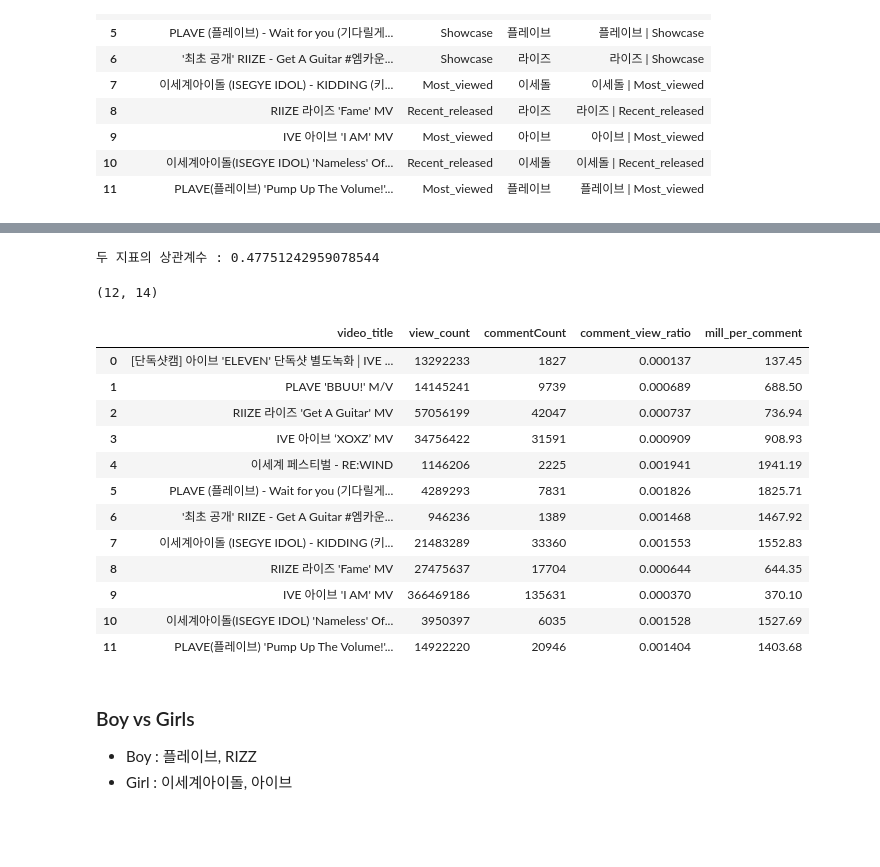
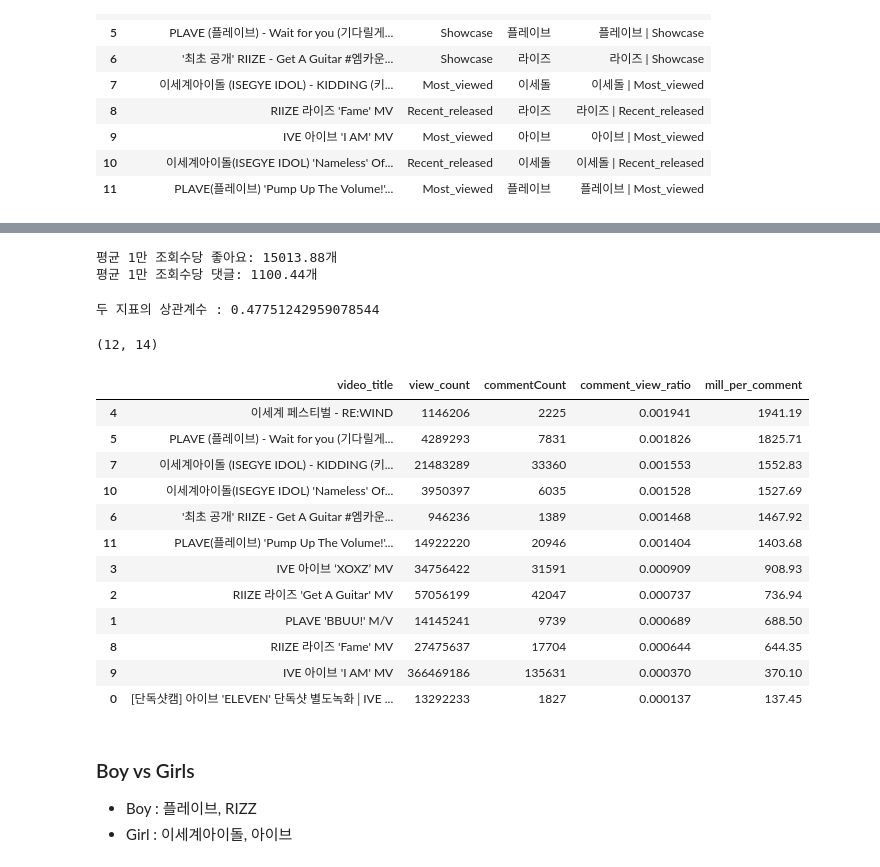
Before and after one commit to PotenUP3-DA-Team4/DA_AI_Jobs, a Jupyter notebook: pandapear557/02_EDA.ipynb, the cells around one changed output, grey strips where cells are left out. Drawn from its saved outputs; the diff is of its cells as text; code cells hidden in the pictures; blank space fills up the shorter version.

```diff
--- a/pandapear557/02_EDA.ipynb
+++ b/pandapear557/02_EDA.ipynb
@@ -127,6 +137,26 @@ inst2
 | 10 | 이세계아이돌(ISEGYE IDOL) 'Nameless' Of... | 3950397 | 35230 | 6035 | 2025-11-06T09:00:02Z | Recent_released | 이세돌 | 이세돌 | Recent_released | ... |
 | 1 | PLAVE 'BBUU!' M/V | 14145241 | 102910 | 9739 | 2025-11-10T09:00:07Z | Recent_released | 플레이브 | 플레이브 | Recent_released | ... |
 | 8 | RIIZE 라이즈 'Fame' MV | 27475637 | 178575 | 17704 | 2025-11-24T09:00:03Z | Recent_released | 라이즈 | 라이즈 | Recent_released | ... |
+# %%
+# 1. '1만 조회수' 단위 변수 생성
+# 분모가 0인 경우를 대비해 fillna나 조치를 취할 수 있습니다.
+view_per_10k = inst1['view_count'] / 1000_000
+
+# 2. 1만 회당 좋아요 수 (Likes per 10k views)
+inst2['likes_per_10k'] = inst2['like_count'] / view_per_10k
+
+# 3. 1만 회당 댓글 수 (Comments per 10k views)
+inst2['comments_per_10k'] = inst2['commentCount'] / view_per_10k
+
+# 4. 전체 데이터의 평균 전환율 확인 (소수점 2자리)
+avg_likes_per_10k = inst2['likes_per_10k'].mean().round(2)
+avg_comments_per_10k = inst2['comments_per_10k'].mean().round(2)
+
+print(f"평균 1만 조회수당 좋아요: {avg_likes_per_10k}개")
+print(f"평균 1만 조회수당 댓글: {avg_comments_per_10k}개")
+# %% [output]
+평균 1만 조회수당 좋아요: 15013.88개
+평균 1만 조회수당 댓글: 1100.44개
 # %%
 # Visualization : 팬 인게이지먼트 시각화 (조회수 대비 댓글 순) (좋댓구알)
 
@@ -152,27 +182,27 @@ inst2.plot.bar(x='hg', y='comment_view_ratio', color = 'header',
 # %%
 # 변수 생성
 # meta_df['like_view_ratio'] = meta_df['like_count'] / meta_df['view_count']
 
 meta_df['comment_view_ratio'] = meta_df['commentCount'] / meta_df['view_count']
 
 meta_df['mill_per_comment'] = (meta_df['commentCount'] / (meta_df['view_count'] / 1000000)).round(2)
 print(meta_df.shape)
-meta_df[['video_title', 'view_count', 'commentCount', 'comment_view_ratio', 'mill_per_comment']]
+meta_df[['video_title', 'view_count', 'commentCount', 'comment_view_ratio', 'mill_per_comment']].sort_values(by = 'mill_per_comment', ascending=False)
 # %% [output]
 (12, 14)
 |  | video_title | view_count | commentCount | comment_view_ratio | mill_per_comment |
-| 0 | [단독샷캠] 아이브 'ELEVEN' 단독샷 별도녹화│IVE ... | 13292233 | 1827 | 0.000137 | 137.45 |
-| 1 | PLAVE 'BBUU!' M/V | 14145241 | 9739 | 0.000689 | 688.50 |
-| 2 | RIIZE 라이즈 'Get A Guitar' MV | 57056199 | 42047 | 0.000737 | 736.94 |
-| 3 | IVE 아이브 ‘XOXZ’ MV | 34756422 | 31591 | 0.000909 | 908.93 |
 | 4 | 이세계 페스티벌 - RE:WIND | 1146206 | 2225 | 0.001941 | 1941.19 |
 | 5 | PLAVE (플레이브) - Wait for you (기다릴게... | 4289293 | 7831 | 0.001826 | 1825.71 |
+| 7 | 이세계아이돌 (ISEGYE IDOL) - KIDDING (키... | 21483289 | 33360 | 0.001553 | 1552.83 |
+| 10 | 이세계아이돌(ISEGYE IDOL) 'Nameless' Of... | 3950397 | 6035 | 0.001528 | 1527.69 |
 | 6 | '최초 공개' RIIZE - Get A Guitar #엠카운... | 946236 | 1389 | 0.001468 | 1467.92 |
-| 7 | 이세계아이돌 (ISEGYE IDOL) - KIDDING (키... | 21483289 | 33360 | 0.001553 | 1552.83 |
+| 11 | PLAVE(플레이브) 'Pump Up The Volume!'... | 14922220 | 20946 | 0.001404 | 1403.68 |
+| 3 | IVE 아이브 ‘XOXZ’ MV | 34756422 | 31591 | 0.000909 | 908.93 |
+| 2 | RIIZE 라이즈 'Get A Guitar' MV | 57056199 | 42047 | 0.000737 | 736.94 |
+| 1 | PLAVE 'BBUU!' M/V | 14145241 | 9739 | 0.000689 | 688.50 |
 | 8 | RIIZE 라이즈 'Fame' MV | 27475637 | 17704 | 0.000644 | 644.35 |
 | 9 | IVE 아이브 'I AM' MV | 366469186 | 135631 | 0.000370 | 370.10 |
-| 10 | 이세계아이돌(ISEGYE IDOL) 'Nameless' Of... | 3950397 | 6035 | 0.001528 | 1527.69 |
-| 11 | PLAVE(플레이브) 'Pump Up The Volume!'... | 14922220 | 20946 | 0.001404 | 1403.68 |
+| 0 | [단독샷캠] 아이브 'ELEVEN' 단독샷 별도녹화│IVE ... | 13292233 | 1827 | 0.000137 | 137.45 |
 # %% [markdown]
 ### Boy vs Girls
 - Boy : 플레이브, RIZZ
```
Also changed, not shown: parts of 11 cells of this notebook, 6 other files.
